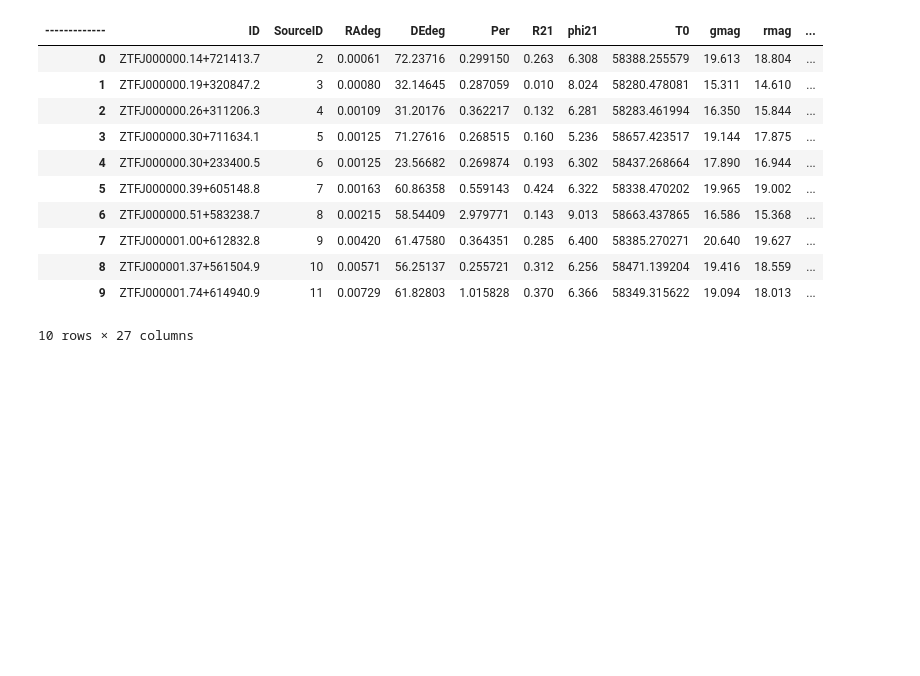
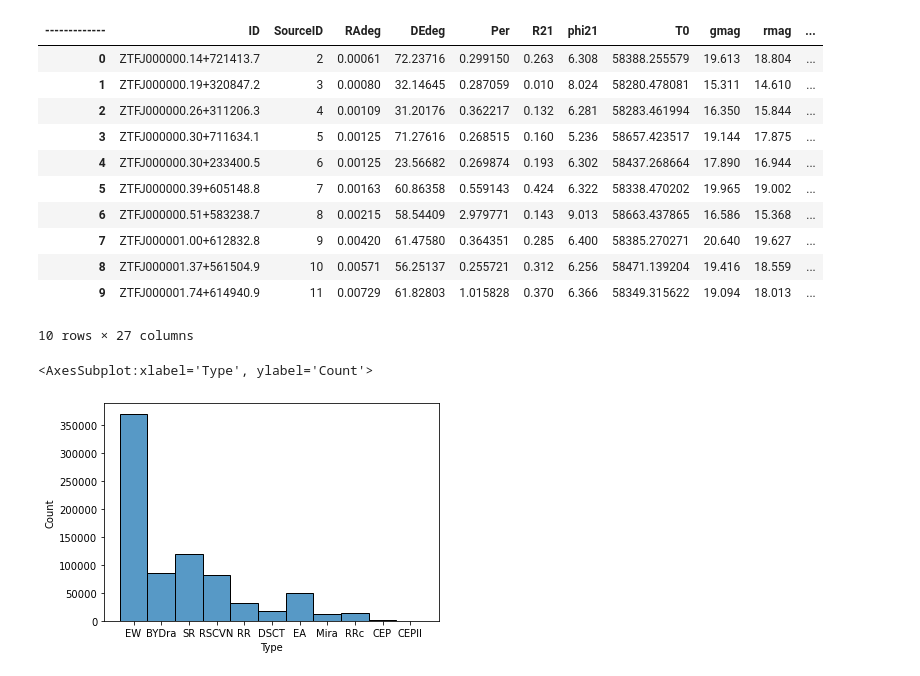
Before and after one commit to truptimr/UCSD-MLE-ZTF, a Jupyter notebook: test_routines.ipynb, the cells around one changed output. Cells and saved outputs as stored; diff of their text form; code cells hidden in the pictures; blank space fills up the shorter version.

```diff
--- a/test_routines.ipynb
+++ b/test_routines.ipynb
@@ -161,0 +172,6 @@ labeled_data.head(10)
+# %%
+import seaborn as sns
+sns.histplot(data=labeled_data, x=labeled_data.Type)
+# %% [output]
+<AxesSubplot:xlabel='Type', ylabel='Count'>
+[figure, added]
```
Also changed, not shown: parts of 4 cells of this notebook, 1 other file.
